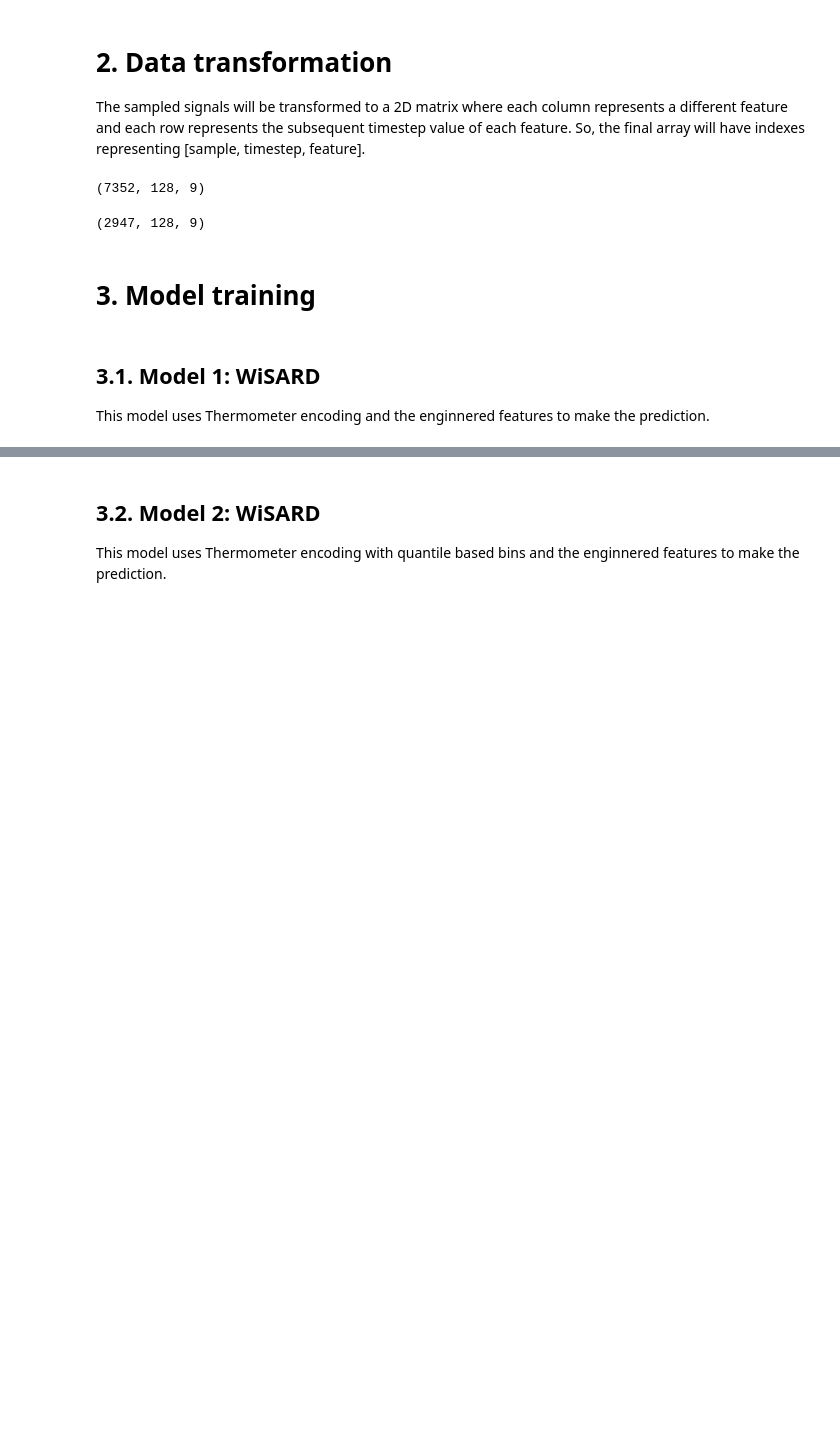
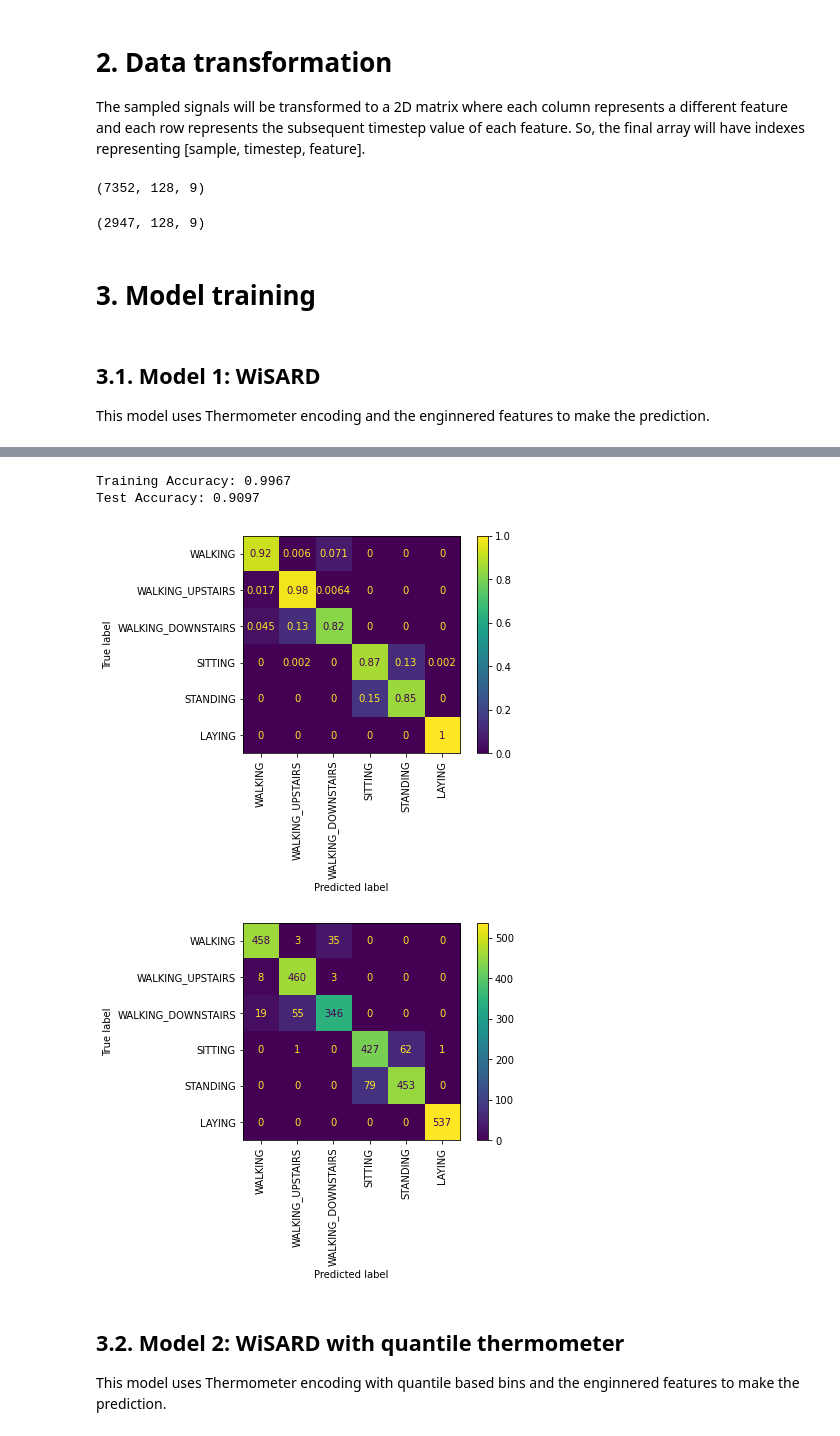
Before and after one commit to bruno-accioli/activity-recognition-WiSARD, a Jupyter notebook: train.ipynb, the cells around one changed output, grey strips where cells are left out. Saved outputs shown, nothing was run; the diff lists cells and outputs as text; code cells hidden in the pictures; blank space fills up the shorter version.

```diff
--- a/train.ipynb
+++ b/train.ipynb
@@ -626,5 +403,17 @@ plot_confusion_matrix(y_test_str, pred_test, display_labels=display_labels)
+# %%
+model1_2 = Pipeline([('thermometer', ThermometerEncoder(quantile_based=False)),
+                  ('wisard', WisardClassifier())])
+
+model1_2.set_params(**best_params_model1_2)
+
+train_and_evaluate_model(model1_2, train_eng, train_labels, test_eng, test_labels)
+# %% [output]
+Training Accuracy: 0.9967
+Test Accuracy: 0.9097
+[figure, added]
+[figure, added]
 # %% [markdown]
-## 3.2. Model 2: WiSARD
+## 3.2. Model 2: WiSARD with quantile thermometer
 
 This model uses Thermometer encoding with quantile based bins and the enginnered features to make the prediction.
 # %%
```
Also changed, not shown: parts of 38 cells of this notebook, 9 other files.
